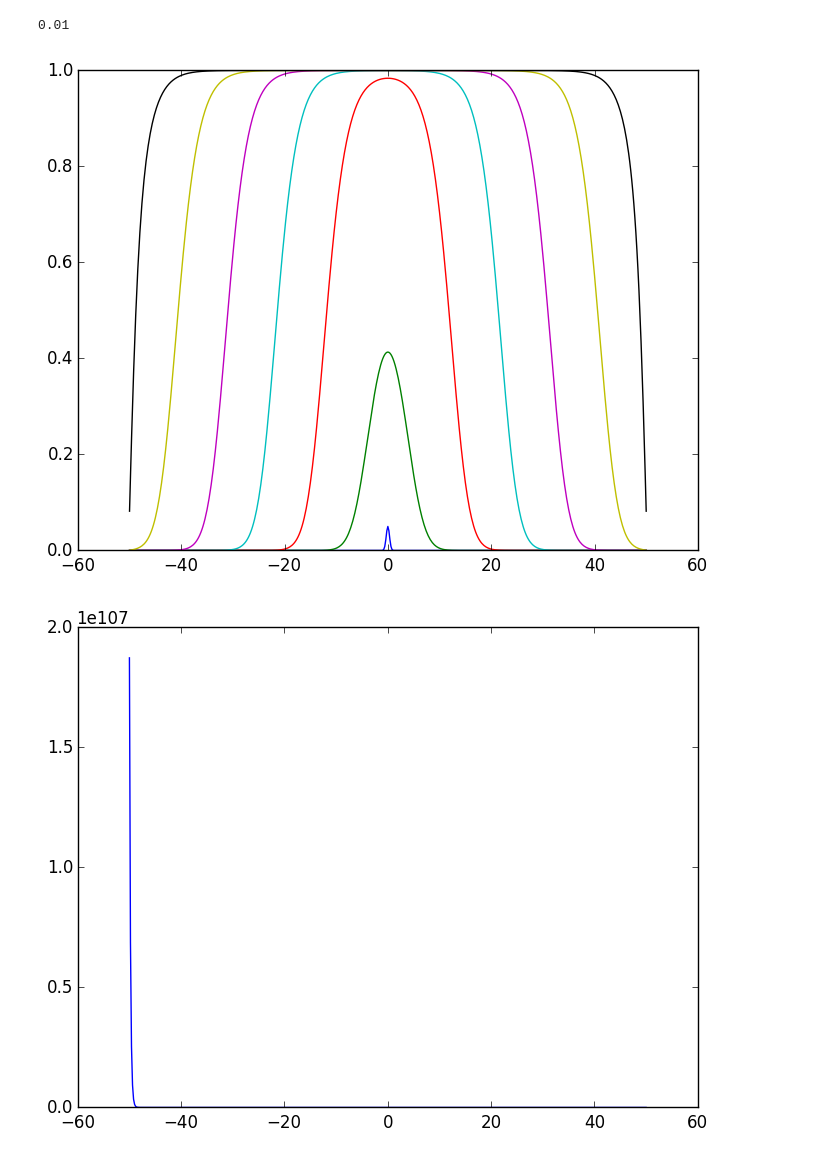
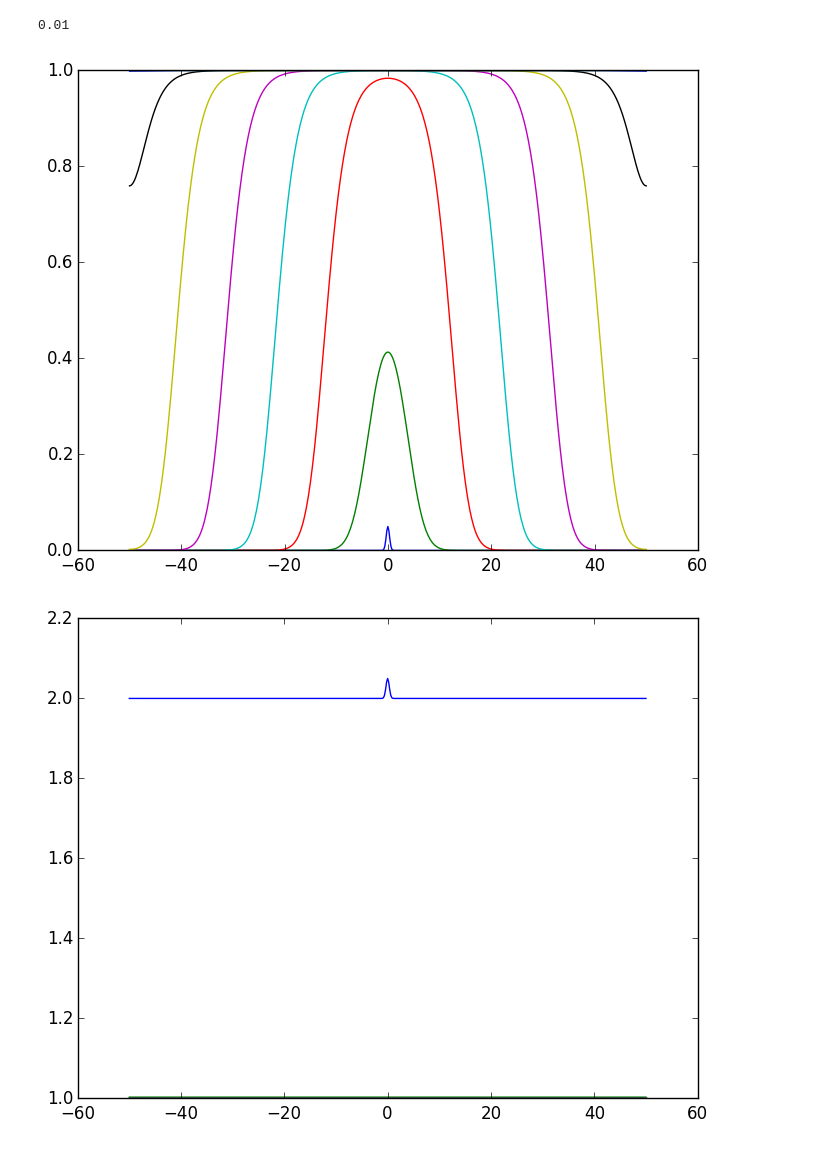
Before and after one commit to kelvinabrokwa/school, a Jupyter notebook: math414/lab.ipynb, the cells around one changed output. Drawn from its saved outputs; the diff is of its cells as text; code cells hidden in the pictures.

```diff
--- a/math414/lab.ipynb
+++ b/math414/lab.ipynb
@@ -11,6 +11,8 @@ function getA(lam, n, dt)
             end
         end
     end
+    out[1,n-1] = lam
+    out[n,2] = lam
     return out
 end
 
@@ -23,7 +25,6 @@ function ForwardDiff(s, l, a, dt, dx, t, f)
     for i = 1:m
         u[i] = f(x[i])
     end
-    z = zeros(m)
     for i = 1:t/dt
         u = A*u - dt*(u.^2)
     end
@@ -39,17 +40,17 @@ dt = 0.01; # time step size, ∆t
 0.01
 # %%
 f = x -> 0.05*exp(-5*x^2); # u(x, 0) - initial condition
-for t = [0, 5, 10, 15, 20, 25, 30]
+for t = 0:5:40
     x, u = ForwardDiff(s, l, a, dt, dx, t, f);
     plot(x, u);
 end;
 # %% [output]
-[figure, old version]
+[figure, new version]
 # %%
-f = x -> 2 + 0.05*exp(-5*x); # u(x, 0) - initial condition
-for t = [0, 5, 10, 15, 20, 25, 30]
-    x, w = ForwardDiff(s, l, a, dt, dx, t, f)
-    plot(x, w);
+f = x -> 2 + 0.05*exp(-5*x^2); # u(x, 0) - initial condition
+for t = 0:5:40
+    x, u = ForwardDiff(s, l, a, dt, dx, t, f)
+    plot(x, u);
 end;
 # %% [output]
-[figure, old version]
+[figure, new version]
```
Also changed, not shown: parts of 1 cell of this notebook, 11 other files.
